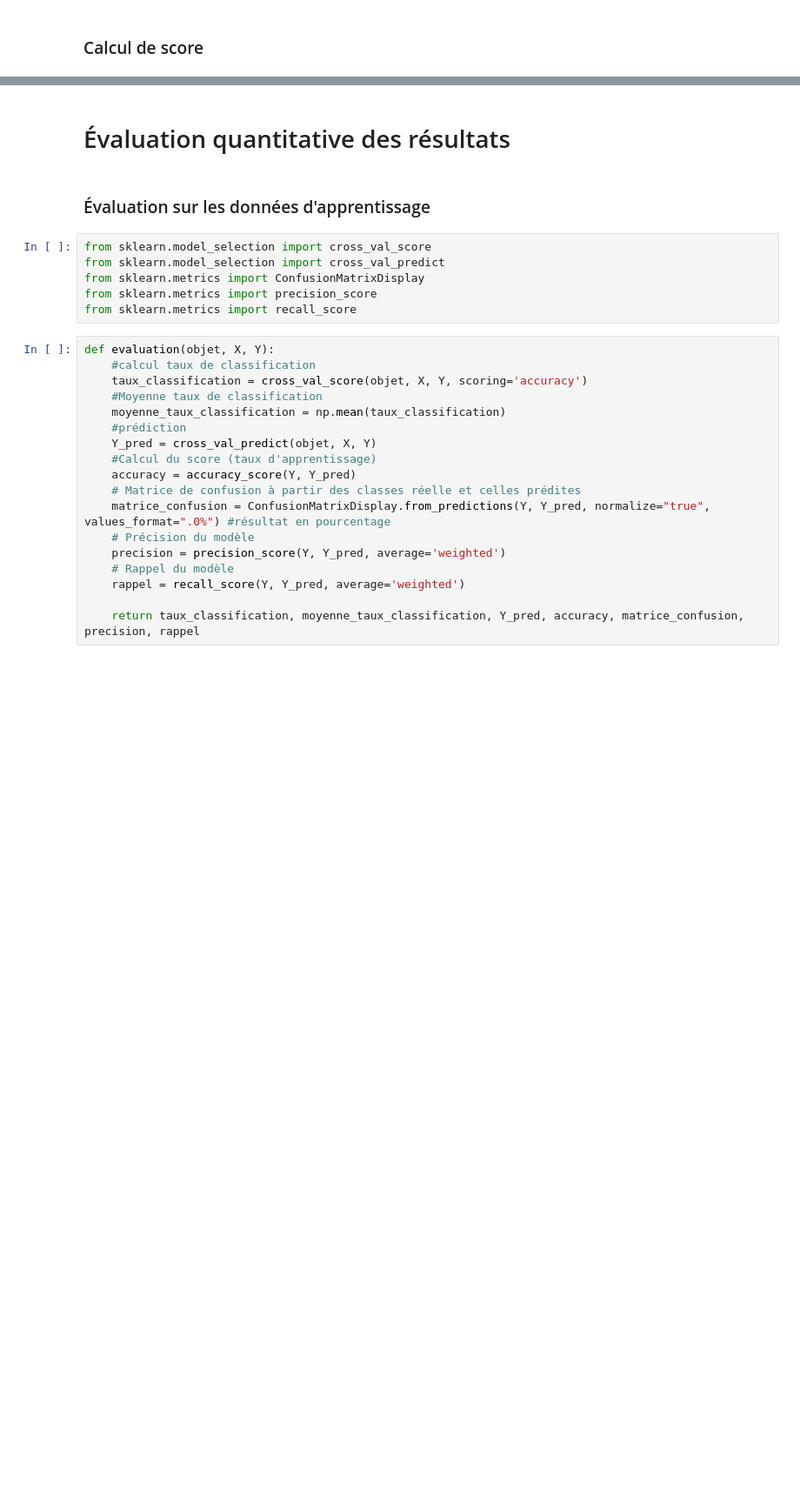
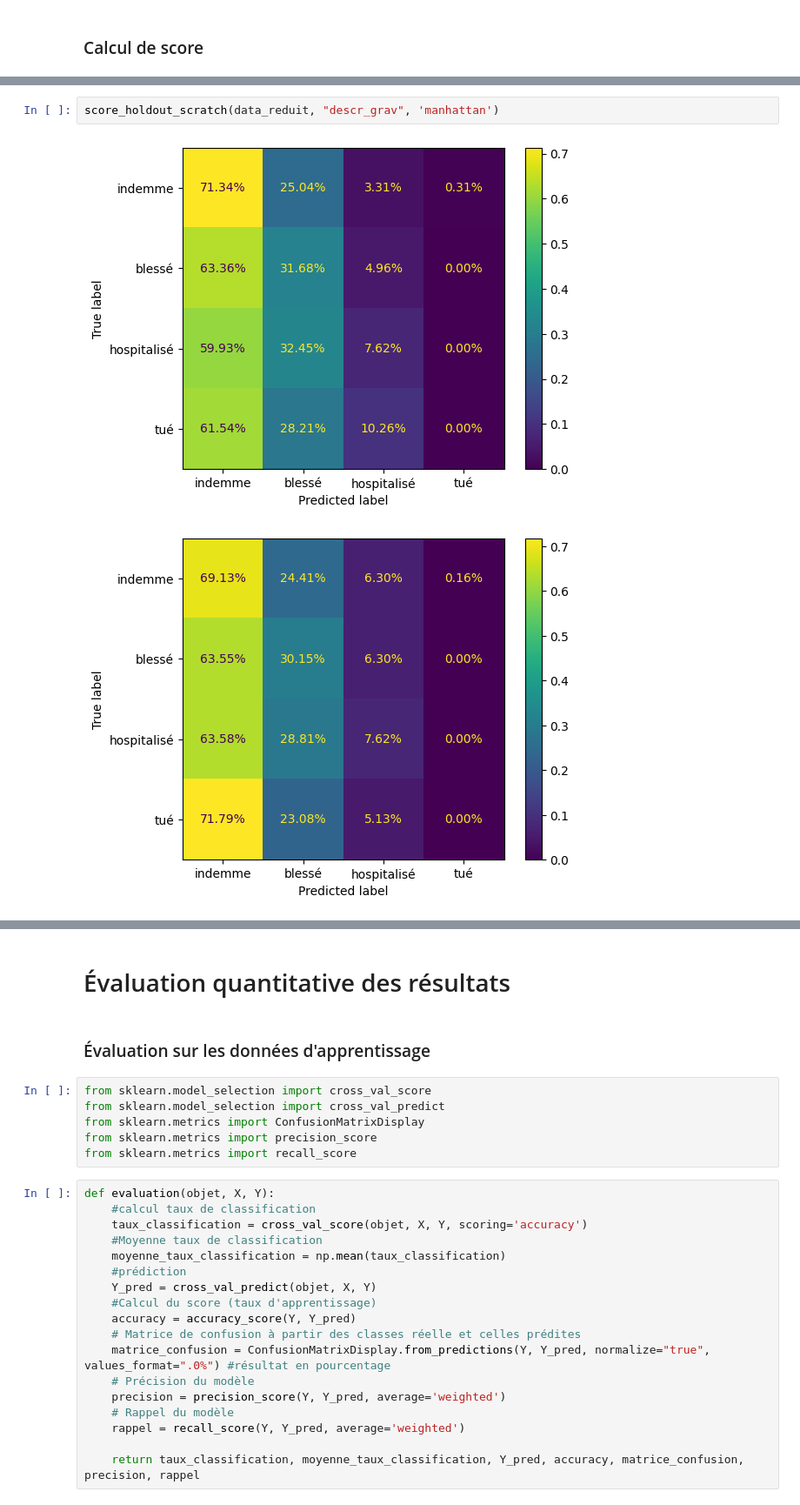
Before and after one commit to Epwo/ProjetA3-23, a Jupyter notebook: IA/supervisé/supervise.ipynb, the cells around one changed output, grey strips where cells are left out. Shown at 87% size. Drawn from its saved outputs; the diff is of its cells as text; blank space fills up the shorter version.

```diff
--- a/IA/supervisé/supervise.ipynb
+++ b/IA/supervisé/supervise.ipynb
@@ -308,0 +282,5 @@ Score sup norme: 38.2 38.53333333333334 39.4
+# %%
+score_holdout_scratch(data_reduit, "descr_grav", 'manhattan')
+# %% [output]
+[figure, added]
+[figure, added]
```
Also changed, not shown: parts of 26 cells of this notebook.
